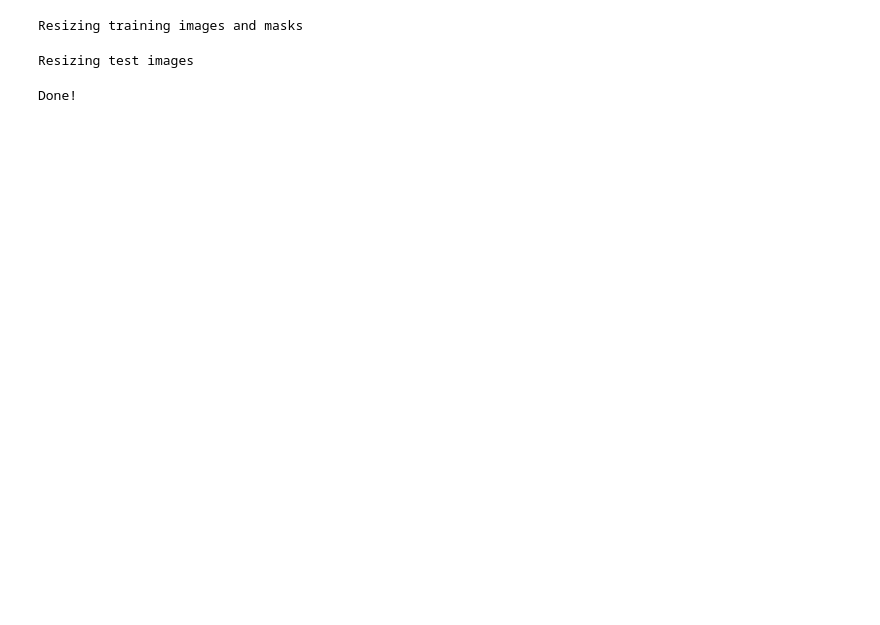
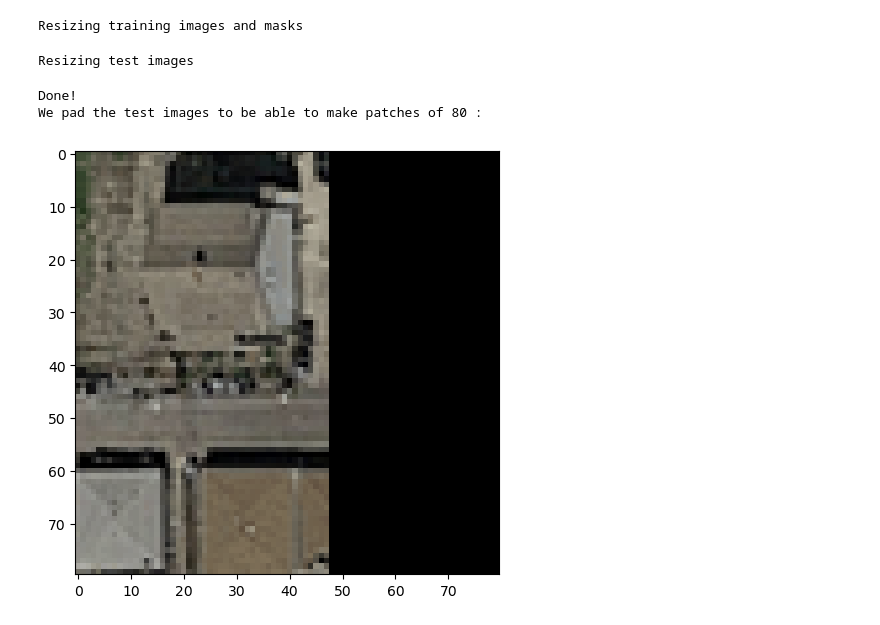
Before and after one commit to mateo762/unet-road-segmentation, a Jupyter notebook: U-Net.ipynb, the cells around one changed output. Saved outputs shown, nothing was run; the diff lists cells and outputs as text; code cells hidden in the pictures; blank space fills up the shorter version.

Commit message:
fix test subimages and make submission

```diff
--- a/U-Net.ipynb
+++ b/U-Net.ipynb
@@ -26,7 +27,7 @@ train_ids = os.listdir(TRAIN_PATH_IMAGES)
 test_ids = os.listdir(TEST_PATH)
 
 train_len = len(train_ids)*25
-test_len = len(test_ids)*25
+test_len = len(test_ids)*64
 
 X_train = np.zeros((train_len, IMG_HEIGHT, IMG_WIDTH, IMG_CHANNELS), dtype=np.uint8)
 Y_train = np.zeros((train_len, IMG_HEIGHT, IMG_WIDTH, 1), dtype=np.bool_)
@@ -36,6 +37,12 @@ def split_into_patches(img, patchsize):
     sub_images = []
     width = img.shape[0]
     height = img.shape[1]
+
+    if ((not width % patchsize == 0) or (not width % patchsize == 0)):
+        img = cv.copyMakeBorder(img, 0, patchsize - (height % patchsize), 0, patchsize - (width % patchsize), cv.BORDER_CONSTANT,value=(0, 0, 0))
+        width = img.shape[0]
+        height = img.shape[1]
+
     for x in range(width // patchsize):
         for y in range(height // patchsize):
             tlc = (x*patchsize, y*patchsize) # Top left corner
@@ -63,21 +69,27 @@ Resizing training images and masks
 # %%
 
 
 # test images
-X_test = np.zeros((len(test_ids), IMG_HEIGHT, IMG_WIDTH, IMG_CHANNELS), dtype=np.uint8)
+X_test = np.zeros((test_len, IMG_HEIGHT, IMG_WIDTH, IMG_CHANNELS), dtype=np.uint8)
+PATCHES = 64
 sizes_test = []
 print('Resizing test images')
 for n, id_ in tqdm(enumerate(test_ids), total=len(test_ids)):
     path = TEST_PATH + id_
     imgs = imread(path + '/' + id_ + '.png')[:,:,:IMG_CHANNELS]
     imgs = split_into_patches(imgs,80)
-    for img in imgs:
-        X_test[n] = img
+    for i, img in enumerate(imgs):
+        X_test[n*PATCHES + i] = img
 
 print('Done!')
+print('We pad the test images to be able to make patches of 80 :')
+imshow(imgs[7])
+plt.show()
 # %% [output]
 Resizing test images
 Done!
+We pad the test images to be able to make patches of 80 :
+[figure, added]
 # %%
 image_x = random.randint(0, len(train_ids))
 imshow(X_train[image_x])
```
Also changed, not shown: parts of 9 cells of this notebook, 2 other files.
